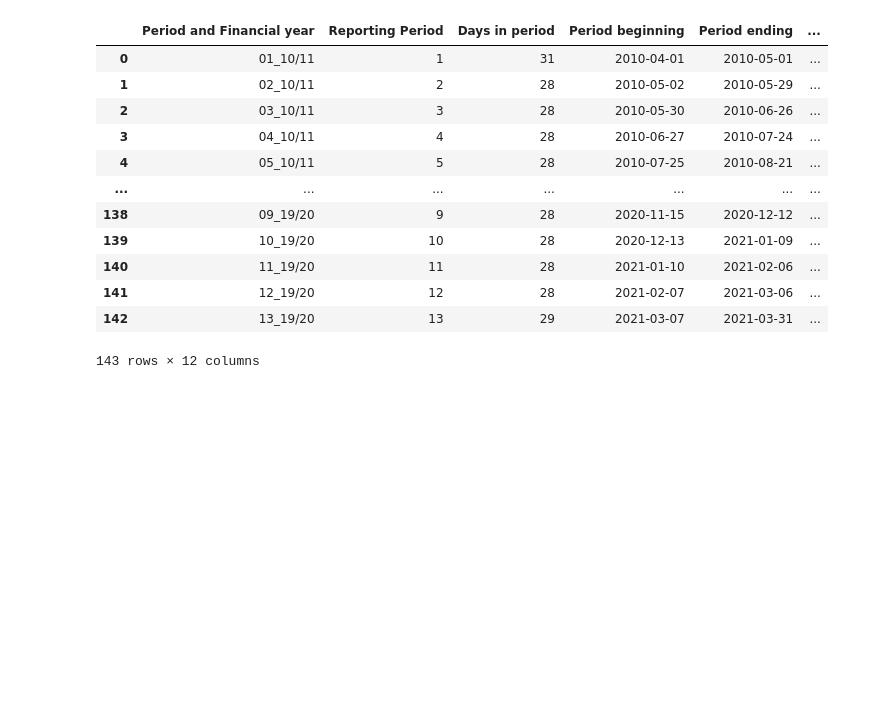
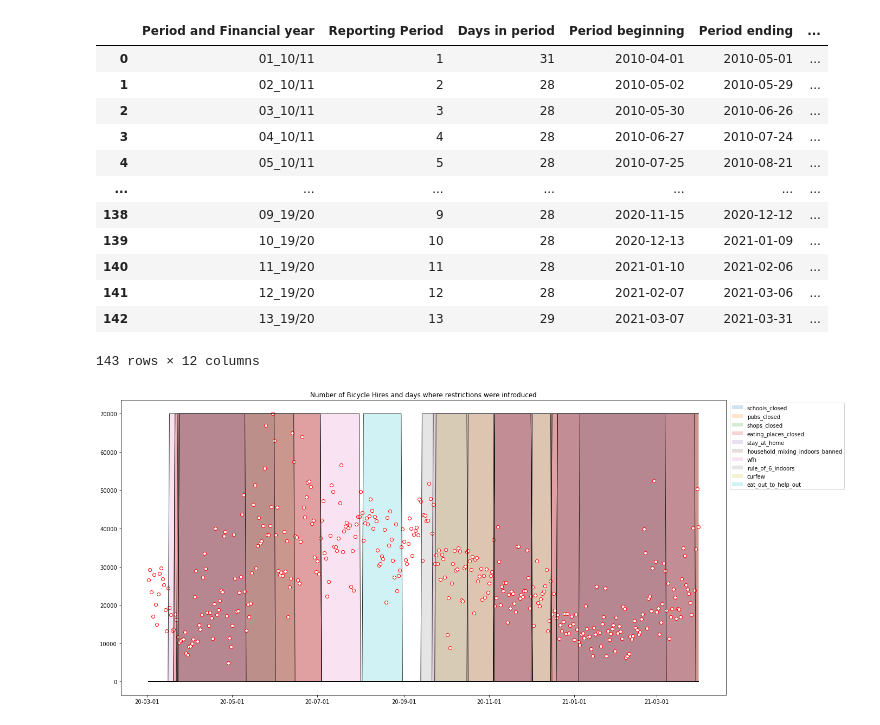
Before and after one commit to luciamontesinos/london-mobility, a Jupyter notebook: London.ipynb, the cells around one changed output. Saved outputs shown, nothing was run; the diff lists cells and outputs as text; code cells hidden in the pictures; blank space fills up the shorter version.

Commit message:
New Datasets, Cycle Routes/Boroughs & Cycle hires/restrictions plots

```diff
--- a/London.ipynb
+++ b/London.ipynb
@@ -80,0 +132,36 @@ df2
+# %%
+import pandas as pd
+from matplotlib.dates import DateFormatter
+cycle_hires = pd.read_excel('datasets/tfl-daily-cycle-hires.xlsx', sheet_name='Data')
+
+
+
+# remove data previous to 2020
+cycle_hires = cycle_hires.loc[cycle_hires['Day']>'2020-03-01']
+df1 = df1.loc[df1['date']>'2020-03-01']
+# remove data after 2021-04-01
+df1 = df1.loc[df1['date']<'2021-04-01']
+cycle_hires = cycle_hires.loc[cycle_hires['Day']<'2021-04-01']
+
+fig, ax = plt.subplots(figsize=(20,10))
+
+ax.plot(cycle_hires['Day'], cycle_hires['Number of Bicycle Hires'], 'wo',  mec='red', mew=1)
+
+
+
+
+for col in df1.columns[1:]:
+    ax.plot(cycle_hires['Day'], df1[col]*70000, alpha=0.8,linestyle='-', linewidth=1, color='black')
+    ax.fill_between(cycle_hires['Day'], df1[col]*70000, label=col, alpha=0.2,)
+
+#     for value in df1[col]:
+#         if value == 1:
+#             ax.plot(cycle_hires['Day'], 70000)
+#          ax.fill_between(cycle_hires['Day'], df1[col], label=col, alpha=0.3)
+
+ax.xaxis.set_major_formatter(DateFormatter("%y-%m-%d"))
+plt.legend(bbox_to_anchor=(1.2, 1), loc='upper right')
+plt.title('Number of Bicycle Hires and days where restrictions were introduced')
+plt.show()
+# %% [output]
+[figure, added]
```
Also changed, not shown: parts of 3 cells of this notebook, 8 other files.
